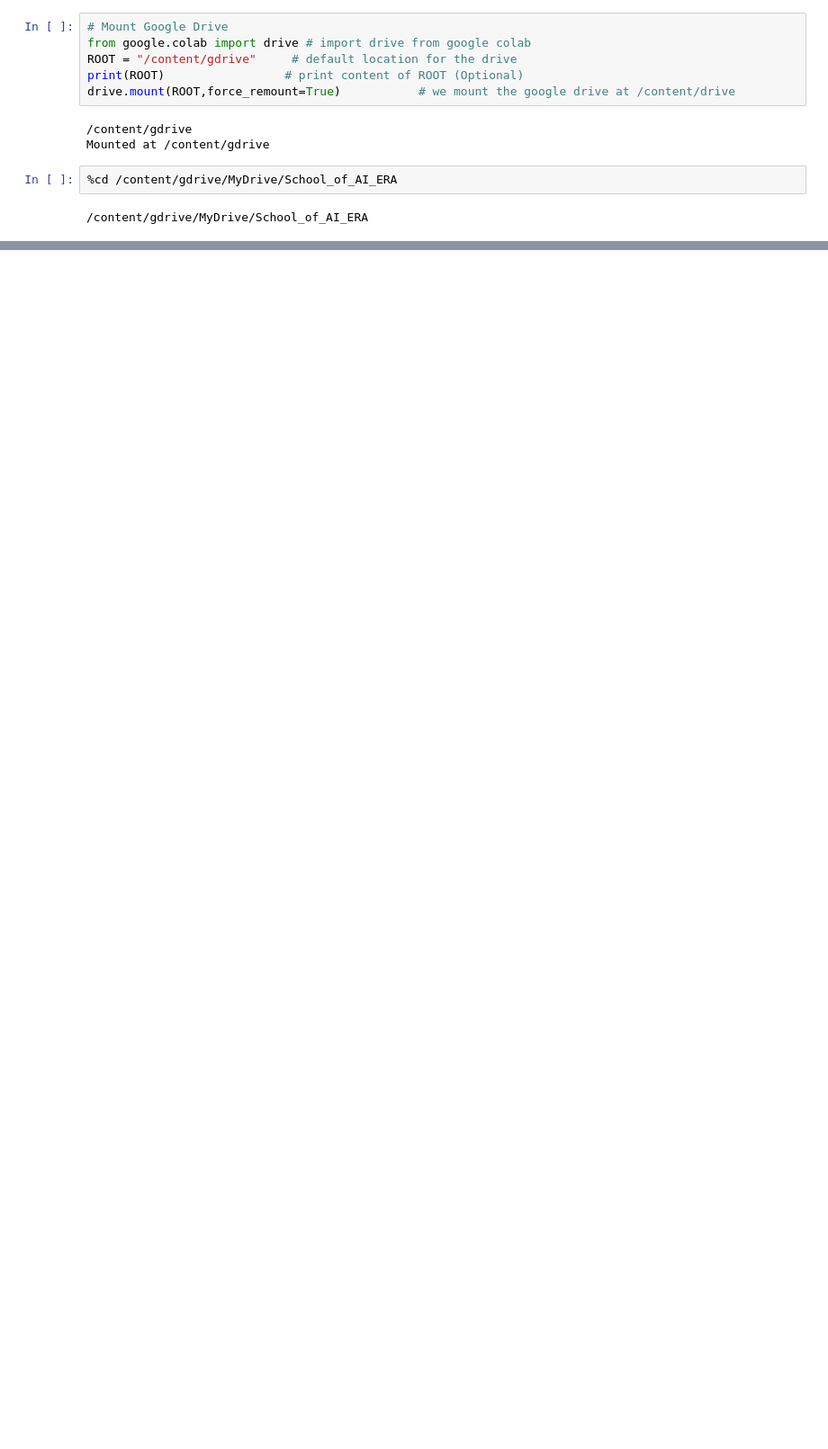
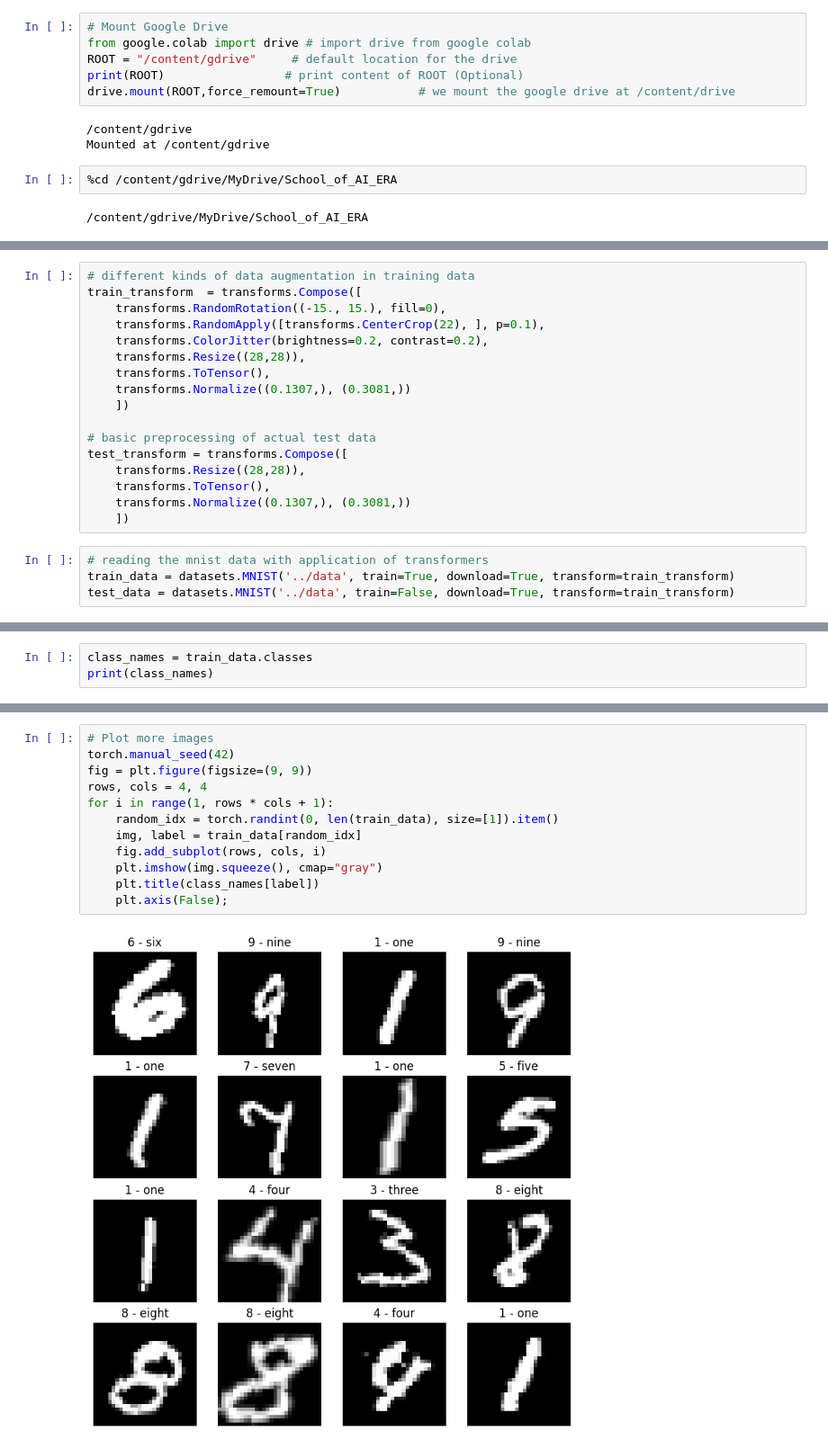
Before and after one commit to soutrik71/School_of_AI_ERA, a Jupyter notebook: session6/Session6.ipynb, the cells around one changed output, grey strips where cells are left out. Shown at 90% size. Cells and saved outputs as stored; diff of their text form; blank space fills up the shorter version.

```diff
--- a/session6/Session6.ipynb
+++ b/session6/Session6.ipynb
@@ -17,0 +227,21 @@ Mounted at /content/gdrive
+# %%
+# different kinds of data augmentation in training data
+train_transform  = transforms.Compose([
+    transforms.RandomRotation((-15., 15.), fill=0),
+    transforms.RandomApply([transforms.CenterCrop(22), ], p=0.1),
+    transforms.ColorJitter(brightness=0.2, contrast=0.2),
+    transforms.Resize((28,28)),
+    transforms.ToTensor(),
+    transforms.Normalize((0.1307,), (0.3081,))
+    ])
+
+# basic preprocessing of actual test data
+test_transform = transforms.Compose([
+    transforms.Resize((28,28)),
+    transforms.ToTensor(),
+    transforms.Normalize((0.1307,), (0.3081,))
+    ])
+# %%
+# reading the mnist data with application of transformers
+train_data = datasets.MNIST('../data', train=True, download=True, transform=train_transform)
+test_data = datasets.MNIST('../data', train=False, download=True, transform=train_transform)
@@ -17,0 +258,3 @@ Mounted at /content/gdrive
+# %%
+class_names = train_data.classes
+print(class_names)
@@ -17,0 +263,14 @@ Mounted at /content/gdrive
+# %%
+# Plot more images
+torch.manual_seed(42)
+fig = plt.figure(figsize=(9, 9))
+rows, cols = 4, 4
+for i in range(1, rows * cols + 1):
+    random_idx = torch.randint(0, len(train_data), size=[1]).item()
+    img, label = train_data[random_idx]
+    fig.add_subplot(rows, cols, i)
+    plt.imshow(img.squeeze(), cmap="gray")
+    plt.title(class_names[label])
+    plt.axis(False);
+# %% [output]
+[figure, added]
```
Also changed, not shown: parts of 95 cells of this notebook.
